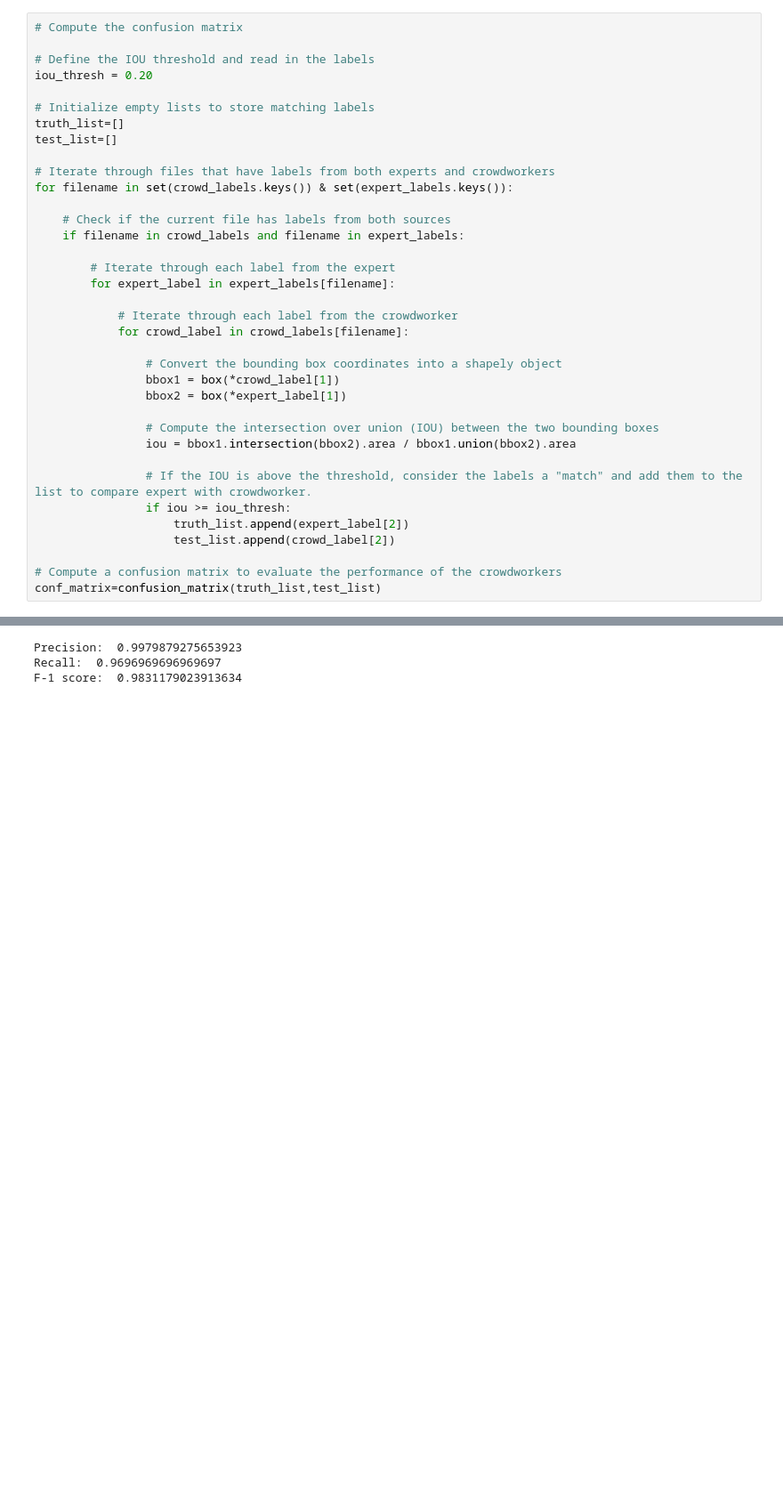
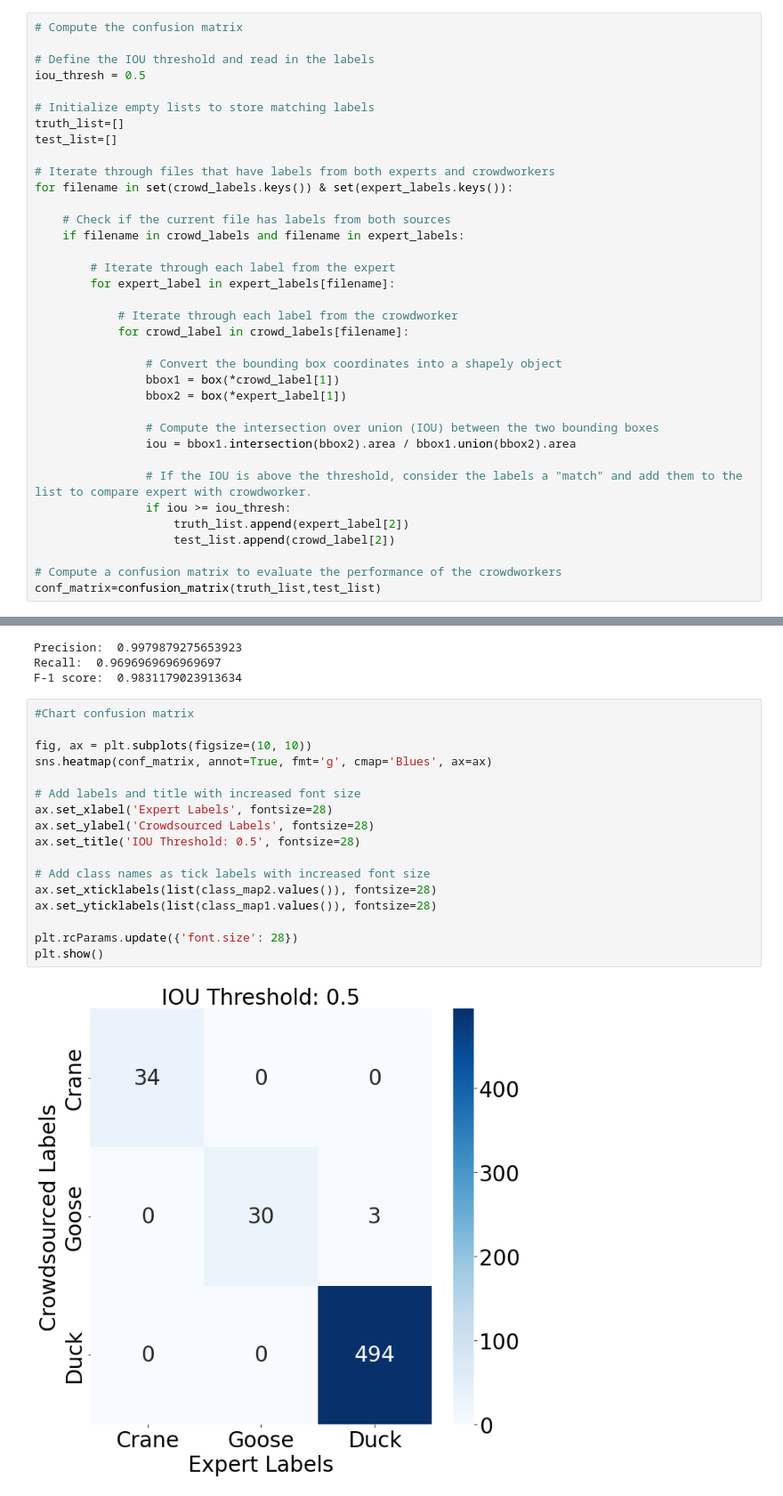
Before and after one commit to rowanoaktree/label-consensus-analysis, a Jupyter notebook: expert_crowd_agreement.ipynb, the cells around one changed output, grey strips where cells are left out. Shown at 89% size. Saved outputs shown, nothing was run; the diff lists cells and outputs as text; blank space fills up the shorter version.

```diff
--- a/expert_crowd_agreement.ipynb
+++ b/expert_crowd_agreement.ipynb
@@ -57,7 +57,7 @@ with open(expert_labels_file) as csvfile:
 # Compute the confusion matrix
 
 # Define the IOU threshold and read in the labels
-iou_thresh = 0.20
+iou_thresh = 0.5
 
 # Initialize empty lists to store matching labels
 truth_list=[]
@@ -117,6 +117,25 @@ print("F-1 score: ", f1)
 Precision:  0.9979879275653923
 Recall:  0.9696969696969697
 F-1 score:  0.9831179023913634
+# %%
+#Chart confusion matrix
+
+fig, ax = plt.subplots(figsize=(10, 10))
+sns.heatmap(conf_matrix, annot=True, fmt='g', cmap='Blues', ax=ax)
+
+# Add labels and title with increased font size
+ax.set_xlabel('Expert Labels', fontsize=28)
+ax.set_ylabel('Crowdsourced Labels', fontsize=28)
+ax.set_title('IOU Threshold: 0.5', fontsize=28)
+
+# Add class names as tick labels with increased font size
+ax.set_xticklabels(list(class_map2.values()), fontsize=28)
+ax.set_yticklabels(list(class_map1.values()), fontsize=28)
+
+plt.rcParams.update({'font.size': 28})
+plt.show()
+# %% [output]
+[figure, added]
 # %%
 # chart the confusion matrix
 fig, ax = plt.subplots(figsize=(10, 10))
```
Also changed, not shown: parts of 1 cell of this notebook.
